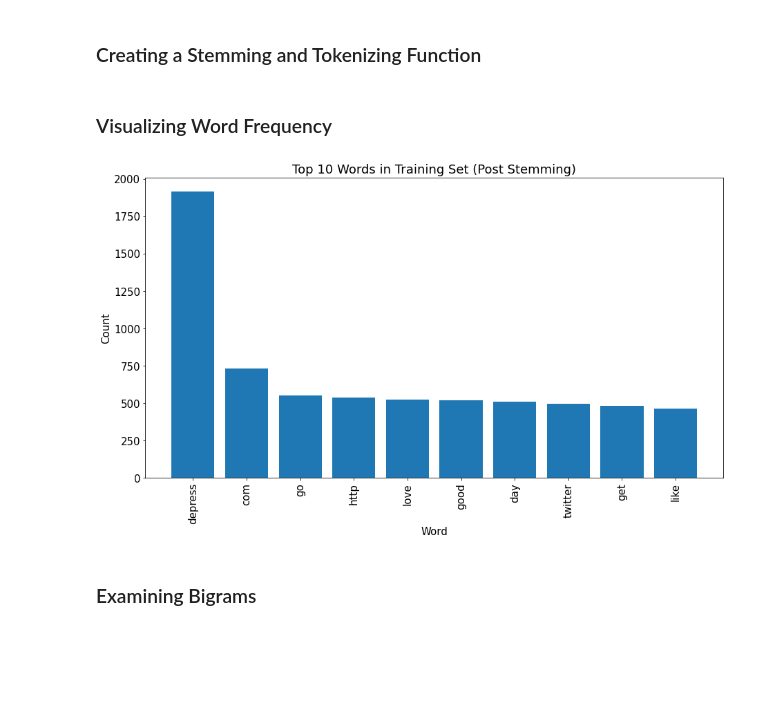
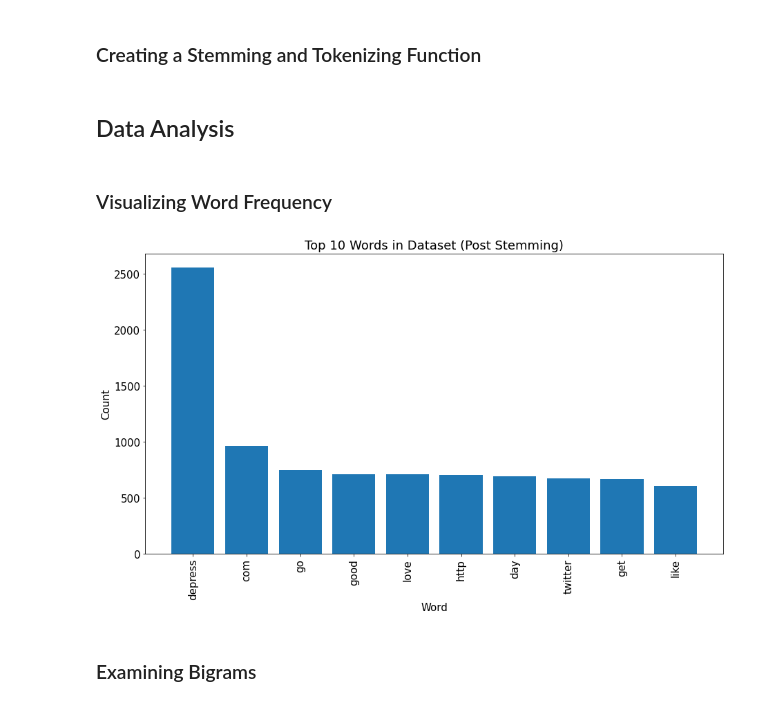
Before and after one commit to jordanate/depression-tweets-sentiment-analysis, a Jupyter notebook: sentiment-analysis-phase-4-project.ipynb, the cells around one changed output. Saved outputs shown, nothing was run; the diff lists cells and outputs as text; code cells hidden in the pictures; blank space fills up the shorter version.

```diff
--- a/sentiment-analysis-phase-4-project.ipynb
+++ b/sentiment-analysis-phase-4-project.ipynb
@@ -180,41 +169,42 @@ def stem_and_tokenize(document):
 # %%
 # Defining stop words
 stemmed_stopwords = [stemmer.stem(word) for word in stopwords_list]
+# %% [markdown]
+## Data Analysis
 # %% [markdown]
 ### Visualizing Word Frequency
+# %%
+# Make a new X_train for the visualization
+tweets = df['tweet'].apply(stem_and_tokenize)
+# %%
+# Creating a stop words removal function
+def remove_stopwords(token_list):
+    stopwords_removed = [token for token in token_list if token not in stemmed_stopwords]
+    return stopwords_removed
+
+# Removing stop words
+tweets = tweets.apply(remove_stopwords)
+# %%
+# Creating a frequency distribution
+freq_dist = FreqDist(tweets.explode())
 # %%
-# Make a new X_train for the visualization
-X_train_viz = X_train.copy()
-X_train_viz = X_train_viz.apply(stem_and_tokenize)
-
-# Creating a stop words removal function
-def remove_stopwords(token_list):
-    stopwords_removed = [token for token in token_list if token not in stemmed_stopwords]
-    return stopwords_removed
-
-# Removing stop words
-X_train_viz = X_train_viz.apply(remove_stopwords)
-
-# Creating a frequency distribution
-freq_dist = FreqDist(X_train_viz.explode())
-
 # Finding the top ten words in the training set
 top_10 = list(zip(*freq_dist.most_common(10)))
 tokens = top_10[0]
 counts = top_10[1]
 
 # Plotting the top ten words
 fig, ax = plt.subplots(figsize = (15,8))
 ax.bar(tokens, counts)
 
-plt.title("Top 10 Words in Training Set (Post Stemming)", fontdict = {'fontsize': 18})
+plt.title("Top 10 Words in Dataset (Post Stemming)", fontdict = {'fontsize': 18})
 plt.ylabel("Count", fontsize = 15)
 plt.xlabel("Word", fontsize = 15)
 ax.tick_params(axis="x", rotation=90, labelsize = 15)
 ax.tick_params(axis="y", rotation=0, labelsize = 15)
 plt.show()
 # %% [output]
-[figure, old version]
+[figure, new version]
 # %% [markdown]
 ### Examining Bigrams
 # %%
```
Also changed, not shown: parts of 16 cells of this notebook, 1 other file.
